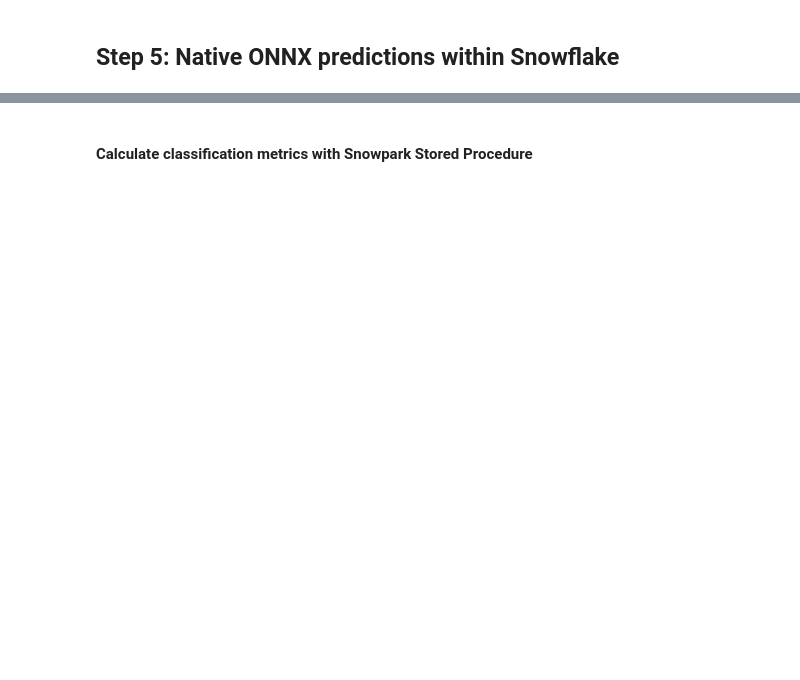
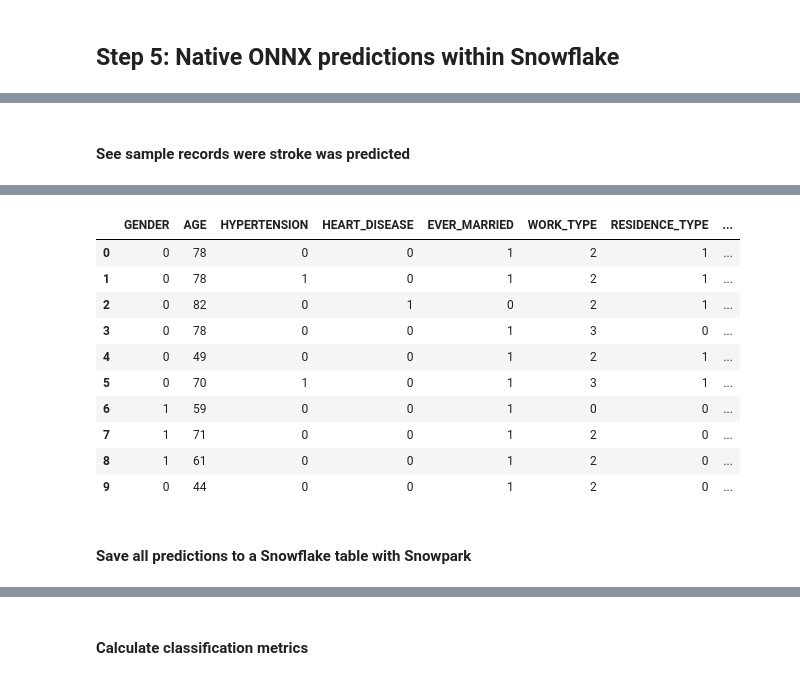
Before and after one commit to bharath-reddy-t/pyspark-exported-onnx-model-into-snowpark, a Jupyter notebook: step1_through_5/Stroke classification using Snowpark, ONNX and SynapseML LightGBMClassifier.ipynb, the cells around one changed output, grey strips where cells are left out. Saved outputs shown, nothing was run; the diff lists cells and outputs as text; code cells hidden in the pictures; blank space fills up the shorter version.

Commit message:
Updated calculation of classification metrics:

```diff
--- a/step1_through_5/Stroke classification using Snowpark, ONNX and SynapseML LightGBMClassifier.ipynb
+++ b/step1_through_5/Stroke classification using Snowpark, ONNX and SynapseML LightGBMClassifier.ipynb
@@ -461,0 +464,5 @@ snowpark_df_scored.limit(10).to_pandas()
+# %% [markdown]
+#### See sample records were stroke was predicted
+# %%
+snowpark_df_scored.filter(col("PREDICTED_STROKE")==1).limit(10).to_pandas()
+# %% [output]
@@ -462,7 +470,20 @@ snowpark_df_scored.limit(10).to_pandas()
+|  | GENDER | AGE | HYPERTENSION | HEART_DISEASE | EVER_MARRIED | WORK_TYPE | RESIDENCE_TYPE | ... |
+| 0 | 0 | 78 | 0 | 0 | 1 | 2 | 1 | ... |
+| 1 | 0 | 78 | 1 | 0 | 1 | 2 | 1 | ... |
+| 2 | 0 | 82 | 0 | 1 | 0 | 2 | 1 | ... |
+| 3 | 0 | 78 | 0 | 0 | 1 | 3 | 0 | ... |
+| 4 | 0 | 49 | 0 | 0 | 1 | 2 | 1 | ... |
+| 5 | 0 | 70 | 1 | 0 | 1 | 3 | 1 | ... |
+| 6 | 1 | 59 | 0 | 0 | 1 | 0 | 0 | ... |
+| 7 | 1 | 71 | 0 | 0 | 1 | 2 | 0 | ... |
+| 8 | 1 | 61 | 0 | 0 | 1 | 2 | 0 | ... |
+| 9 | 0 | 44 | 0 | 0 | 1 | 2 | 0 | ... |
+# %% [markdown]
+#### Save all predictions to a Snowflake table with Snowpark
 # %%
 results_table_name = "ONNX_PREDICTIONS_STROKE"
 snowpark_df_scored.write.save_as_table(results_table_name, mode="overwrite")
 # %% [output]
 [interactive output not drawn]
 # %% [markdown]
-#### Calculate classification metrics with Snowpark Stored Procedure
+#### Calculate classification metrics
```
Also changed, not shown: parts of 11 cells of this notebook.
